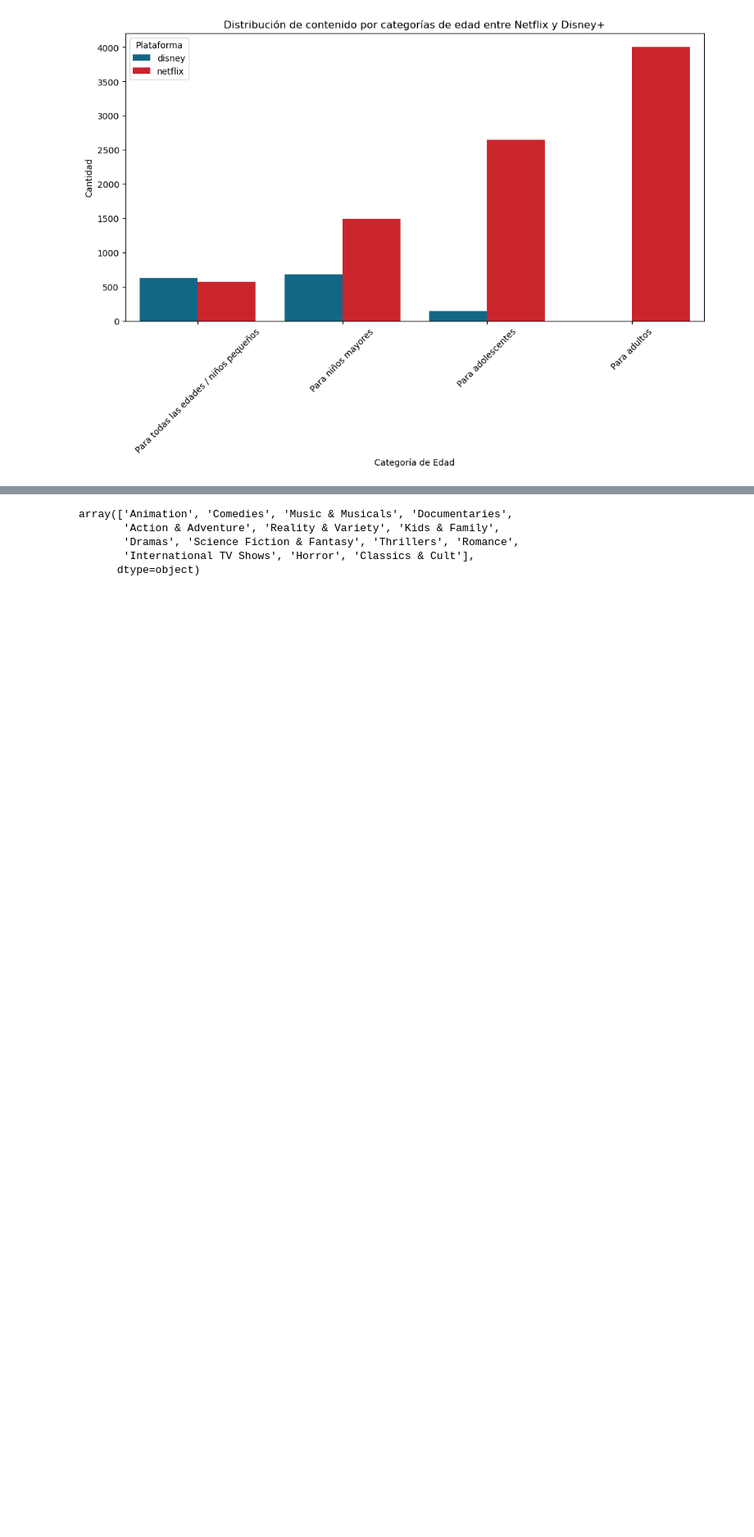
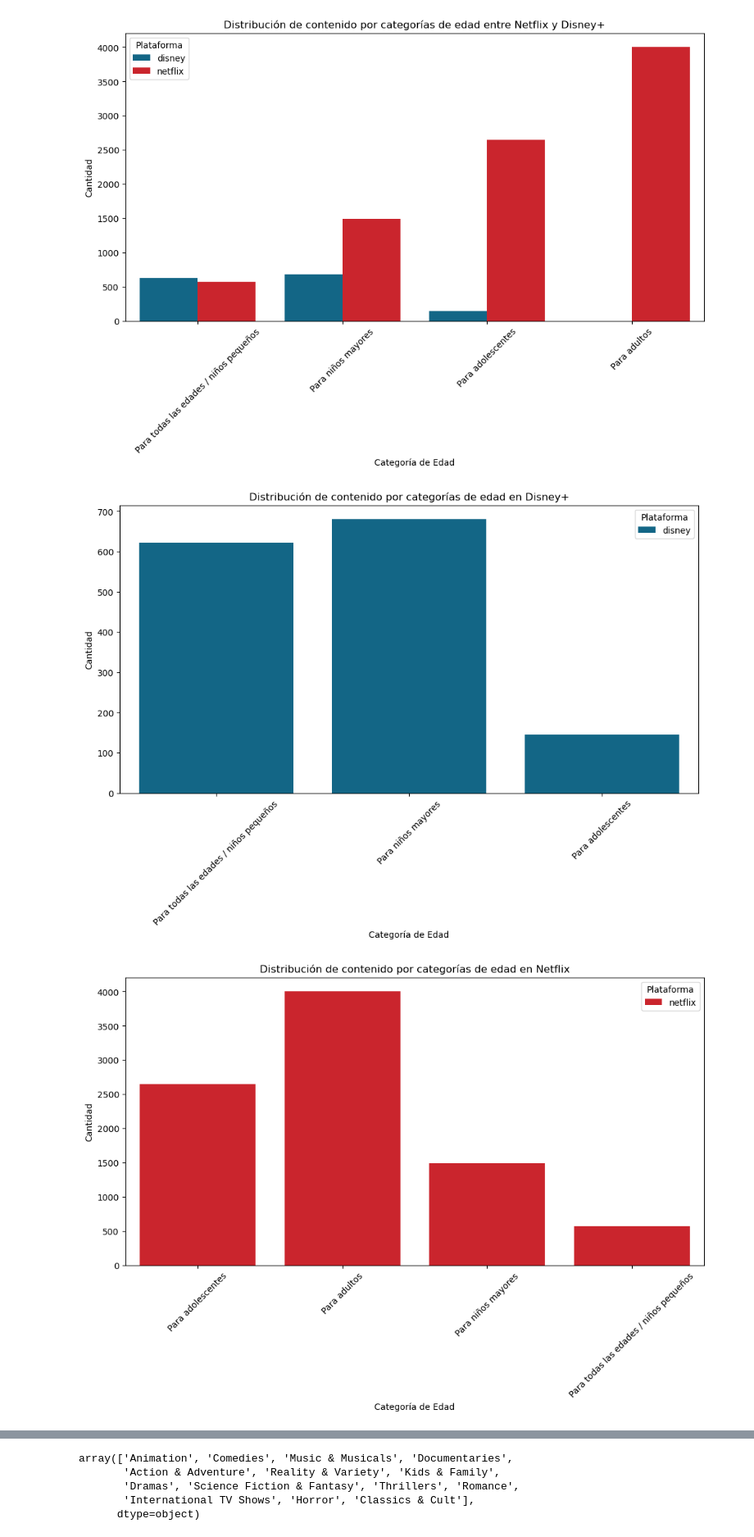
Before and after one commit to e-vilkoyt/data-analysis-disney-vs-netflix, a Jupyter notebook: DISNEY VS NETFLIX.ipynb, the cells around one changed output, grey strips where cells are left out. Shown: that part at 82% size. Saved outputs shown, nothing was run; the diff lists cells and outputs as text; code cells hidden in the pictures; blank space fills up the shorter version.

```diff
--- a/DISNEY VS NETFLIX.ipynb
+++ b/DISNEY VS NETFLIX.ipynb
@@ -30,7 +30,7 @@ from wordcloud import WordCloud
 
 
 # Ruta del archivo Disney Plus
-file_path_disney = r'C:\Users\thaty\OneDrive\Escritorio\BootCamp\IRONHACK\Proyectos!\Netflix VS Disney +\disney_plus_titles.csv'
+file_path_disney = r'C:\Users\almuo\Desktop\IRONHACK\Project 1 Disney vs Netflix\disney_plus_titles.csv'
 
 # Intentar leer el archivo CSV de Disney Plus usando diferentes codificaciones
 try:
@@ -67,7 +67,7 @@ Disney Plus Data (df1):
 4  A three-part documentary from Peter Jackson ca...
 # %%
 # Ruta del archivo Netflix
-file_path_netflix = r"C:\Users\thaty\OneDrive\Escritorio\BootCamp\IRONHACK\Proyectos!\Netflix VS Disney +\netflix_titles.csv"
+file_path_netflix = r"C:\Users\almuo\Desktop\IRONHACK\Project 1 Disney vs Netflix\netflix_titles.csv"
 
 # Intentar leer el archivo CSV de Netflix usando diferentes codificaciones
 try:
@@ -287,5 +284,30 @@ plt.legend(title='Plataforma')
 plt.show()
 # %% [output]
 [figure]
+# %%
+df_disney = df_filtered[df_filtered['plataforma'] == 'disney']
+
+plt.figure(figsize=(12, 6))
+sns.countplot(data=df_disney, x='age_category', hue='plataforma', palette=palette)
+plt.title('Distribución de contenido por categorías de edad en Disney+')
+plt.xlabel('Categoría de Edad')
+plt.ylabel('Cantidad')
+plt.xticks(rotation=45)  # Rotar las etiquetas del eje x para mejor legibilidad
+plt.legend(title='Plataforma')
+plt.show()
+
+df_netflix = df_filtered[df_filtered['plataforma'] == 'netflix']
+
+plt.figure(figsize=(12, 6))
+sns.countplot(data=df_netflix, x='age_category', hue='plataforma', palette=palette)
+plt.title('Distribución de contenido por categorías de edad en Netflix')
+plt.xlabel('Categoría de Edad')
+plt.ylabel('Cantidad')
+plt.xticks(rotation=45)  # Rotar las etiquetas del eje x para mejor legibilidad
+plt.legend(title='Plataforma')
+plt.show()
+# %% [output]
+[figure, added]
+[figure, added]
 # %%
 # Crear el gráfico de barras horizontales
```
Also changed, not shown: parts of 6 cells of this notebook.
